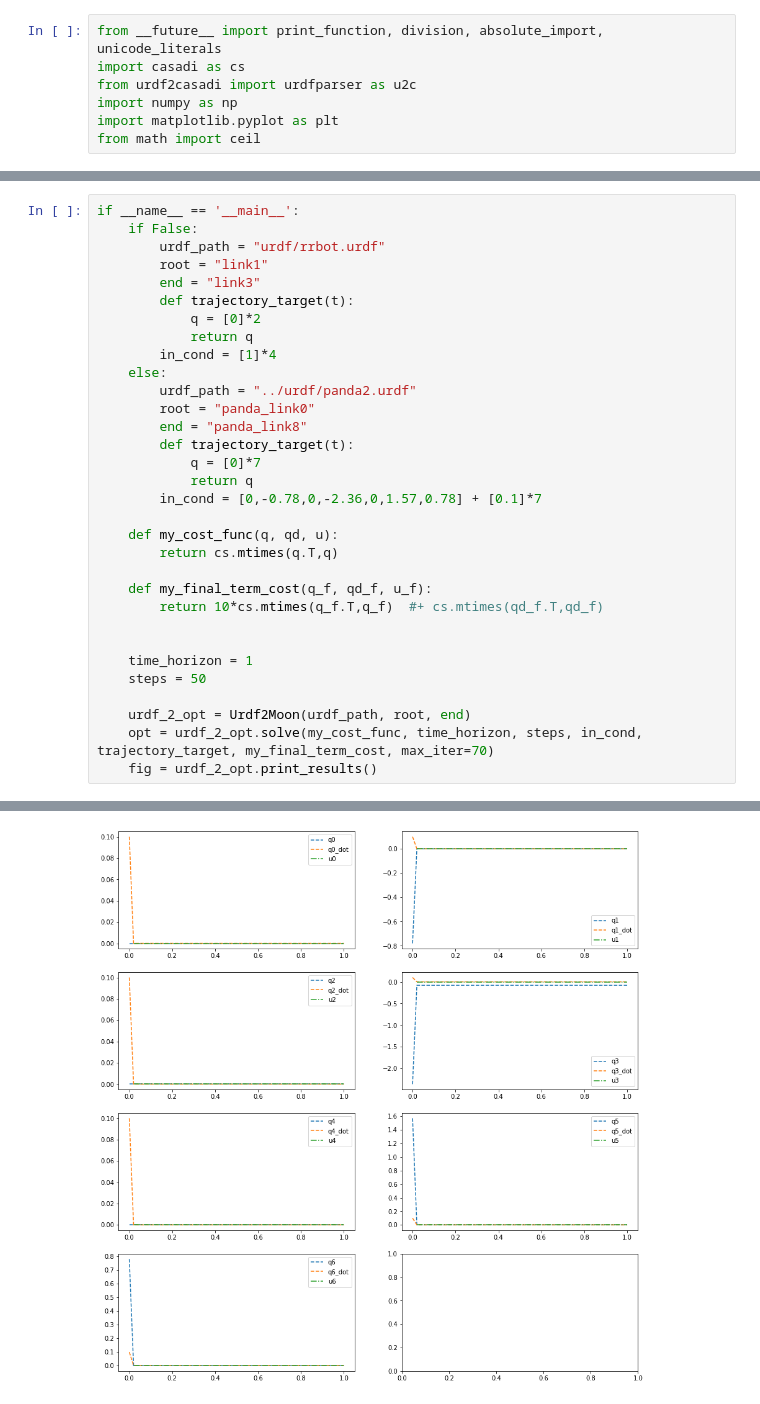
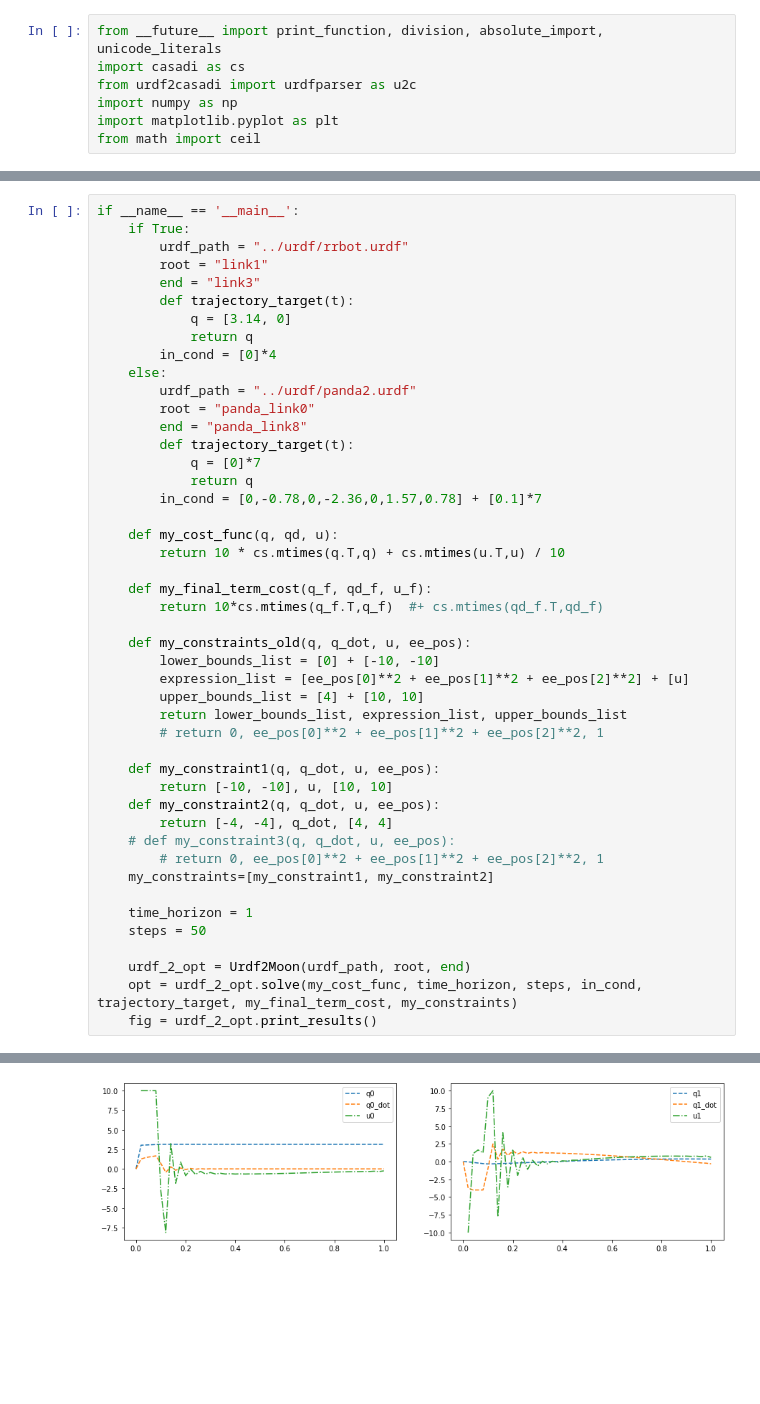
Before and after one commit to abcamiletto/flex, a Jupyter notebook: Jupyters/URDF2OptimalControl.ipynb, the cells around one changed output, grey strips where cells are left out. Cells and saved outputs as stored; diff of their text form; blank space fills up the shorter version.

Commit message:
custom constraints added

```diff
--- a/Jupyters/URDF2OptimalControl.ipynb
+++ b/Jupyters/URDF2OptimalControl.ipynb
@@ -229,14 +252,14 @@ class Urdf2Moon:
         return ax
 # %%
 if __name__ == '__main__':
-    if False:
-        urdf_path = "urdf/rrbot.urdf"
+    if True:
+        urdf_path = "../urdf/rrbot.urdf"
         root = "link1"
         end = "link3"
         def trajectory_target(t):
-            q = [0]*2
+            q = [3.14, 0]
             return q
-        in_cond = [1]*4
+        in_cond = [0]*4
     else:
         urdf_path = "../urdf/panda2.urdf"
         root = "panda_link0"
@@ -247,17 +270,31 @@ if __name__ == '__main__':
         in_cond = [0,-0.78,0,-2.36,0,1.57,0.78] + [0.1]*7
 
     def my_cost_func(q, qd, u):
-        return cs.mtimes(q.T,q)
+        return 10 * cs.mtimes(q.T,q) + cs.mtimes(u.T,u) / 10
 
     def my_final_term_cost(q_f, qd_f, u_f):
         return 10*cs.mtimes(q_f.T,q_f)  #+ cs.mtimes(qd_f.T,qd_f)
 
+    def my_constraints_old(q, q_dot, u, ee_pos):
+        lower_bounds_list = [0] + [-10, -10]
+        expression_list = [ee_pos[0]**2 + ee_pos[1]**2 + ee_pos[2]**2] + [u]
+        upper_bounds_list = [4] + [10, 10]
+        return lower_bounds_list, expression_list, upper_bounds_list
+        # return 0, ee_pos[0]**2 + ee_pos[1]**2 + ee_pos[2]**2, 1
+
+    def my_constraint1(q, q_dot, u, ee_pos):
+        return [-10, -10], u, [10, 10]
+    def my_constraint2(q, q_dot, u, ee_pos):
+        return [-4, -4], q_dot, [4, 4]
+    # def my_constraint3(q, q_dot, u, ee_pos):
+        # return 0, ee_pos[0]**2 + ee_pos[1]**2 + ee_pos[2]**2, 1
+    my_constraints=[my_constraint1, my_constraint2]
 
     time_horizon = 1
     steps = 50
 
     urdf_2_opt = Urdf2Moon(urdf_path, root, end)
-    opt = urdf_2_opt.solve(my_cost_func, time_horizon, steps, in_cond, trajectory_target, my_final_term_cost, max_iter=70)
+    opt = urdf_2_opt.solve(my_cost_func, time_horizon, steps, in_cond, trajectory_target, my_final_term_cost, my_constraints)
     fig = urdf_2_opt.print_results()
 # %% [output]
 ******************************************************************************
@@ -280 +317 @@ Number of nonzeros in Lagrangian Hessian.............:    11347
-[figure, old version]
+[figure, new version]
```
Also changed, not shown: parts of 2 cells of this notebook.
